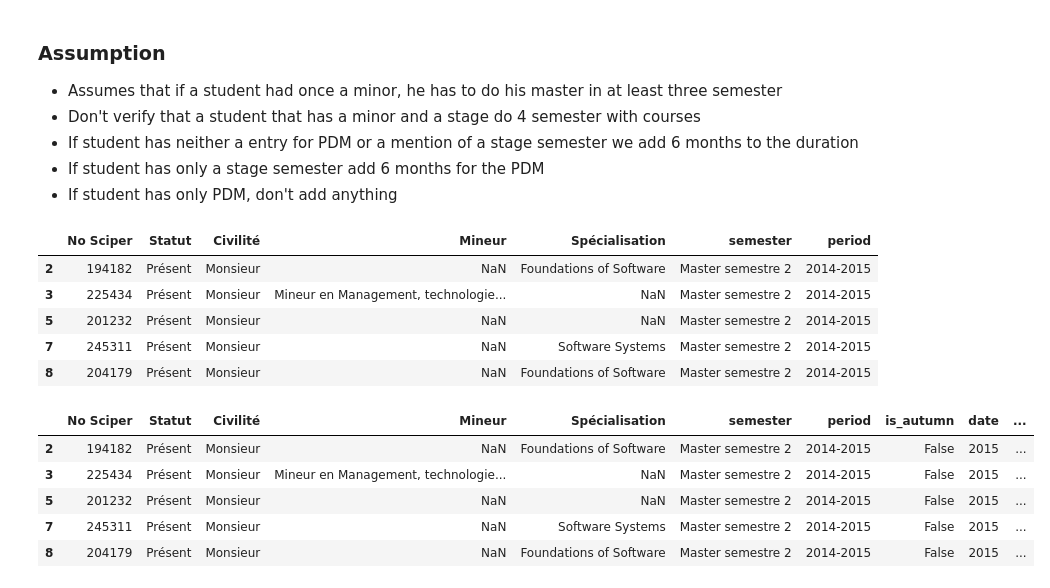
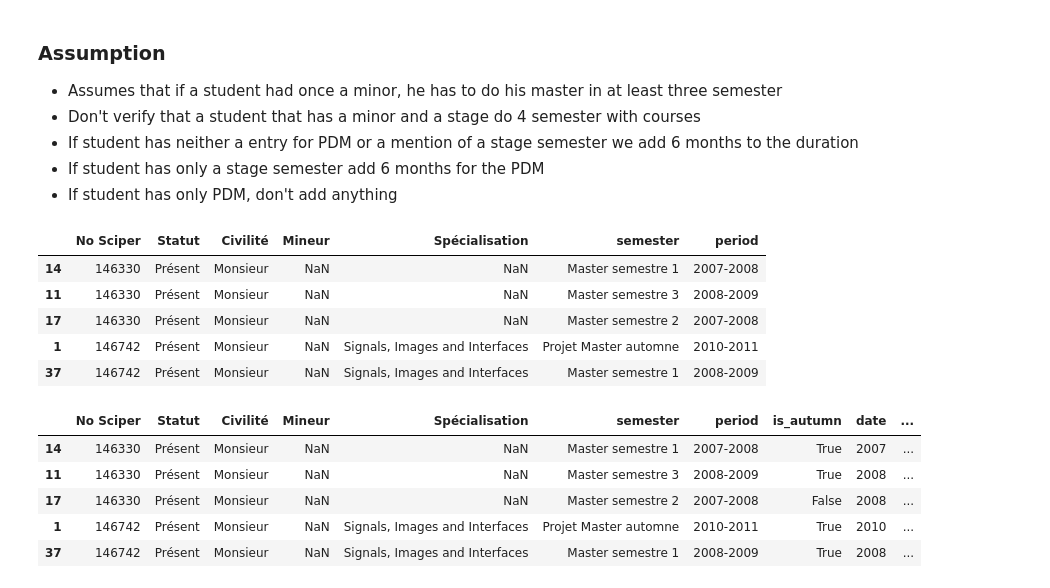
Before and after one commit to onanypoint/ADA-Homework, a Jupyter notebook: 02 - Data from the Web/Data from the web.ipynb, the cells around one changed output. Saved outputs shown, nothing was run; the diff lists cells and outputs as text; code cells hidden in the pictures.

Commit message:
Update master analysis

```diff
--- a/02 - Data from the Web/Data from the web.ipynb
+++ b/02 - Data from the Web/Data from the web.ipynb
@@ -297,27 +369,27 @@ def get_minor(rows):
 grouped = d.groupby(['No Sciper'])
 # Only keep the student for which we have information about at least MA1 and MA2
 filtered = grouped.filter(lambda x: len(x.values) >= 2 and first_and_last(x.values)).copy()
-filtered.head()
+filtered.sort_values('No Sciper').head()
 # %% [output]
 |  | No Sciper | Statut | Civilité | Mineur | Spécialisation | semester | period |
-| 2 | 194182 | Présent | Monsieur | NaN | Foundations of Software | Master semestre 2 | 2014-2015 |
-| 3 | 225434 | Présent | Monsieur | Mineur en Management, technologie... | NaN | Master semestre 2 | 2014-2015 |
-| 5 | 201232 | Présent | Monsieur | NaN | NaN | Master semestre 2 | 2014-2015 |
-| 7 | 245311 | Présent | Monsieur | NaN | Software Systems | Master semestre 2 | 2014-2015 |
-| 8 | 204179 | Présent | Monsieur | NaN | Foundations of Software | Master semestre 2 | 2014-2015 |
+| 14 | 146330 | Présent | Monsieur | NaN | NaN | Master semestre 1 | 2007-2008 |
+| 11 | 146330 | Présent | Monsieur | NaN | NaN | Master semestre 3 | 2008-2009 |
+| 17 | 146330 | Présent | Monsieur | NaN | NaN | Master semestre 2 | 2007-2008 |
+| 1 | 146742 | Présent | Monsieur | NaN | Signals, Images and Interfaces | Projet Master automne | 2010-2011 |
+| 37 | 146742 | Présent | Monsieur | NaN | Signals, Images and Interfaces | Master semestre 1 | 2008-2009 |
 # %%
 # Add extracted information to ease our analysis
 filtered['is_autumn'] = filtered['semester'].apply(lambda x: is_autumn(x))
 filtered['date'] = filtered.apply(lambda x: int(x['period'].split("-")[idx_to_keep(x['is_autumn'])]), axis=1)
 filtered['date_help'] = filtered.apply(lambda x: float(x.date) + (.5 if x.is_autumn else 0), axis=1)
-filtered.head()
+filtered.sort_values('No Sciper').head()
 # %% [output]
 |  | No Sciper | Statut | Civilité | Mineur | Spécialisation | semester | period | is_autumn | date | ... |
-| 2 | 194182 | Présent | Monsieur | NaN | Foundations of Software | Master semestre 2 | 2014-2015 | False | 2015 | ... |
-| 3 | 225434 | Présent | Monsieur | Mineur en Management, technologie... | NaN | Master semestre 2 | 2014-2015 | False | 2015 | ... |
-| 5 | 201232 | Présent | Monsieur | NaN | NaN | Master semestre 2 | 2014-2015 | False | 2015 | ... |
-| 7 | 245311 | Présent | Monsieur | NaN | Software Systems | Master semestre 2 | 2014-2015 | False | 2015 | ... |
-| 8 | 204179 | Présent | Monsieur | NaN | Foundations of Software | Master semestre 2 | 2014-2015 | False | 2015 | ... |
+| 14 | 146330 | Présent | Monsieur | NaN | NaN | Master semestre 1 | 2007-2008 | True | 2007 | ... |
+| 11 | 146330 | Présent | Monsieur | NaN | NaN | Master semestre 3 | 2008-2009 | True | 2008 | ... |
+| 17 | 146330 | Présent | Monsieur | NaN | NaN | Master semestre 2 | 2007-2008 | False | 2008 | ... |
+| 1 | 146742 | Présent | Monsieur | NaN | Signals, Images and Interfaces | Projet Master automne | 2010-2011 | True | 2010 | ... |
+| 37 | 146742 | Présent | Monsieur | NaN | Signals, Images and Interfaces | Master semestre 1 | 2008-2009 | True | 2008 | ... |
 # %%
 grpd = filtered.groupby(['No Sciper', 'Civilité'])
 duration = grpd.apply(lambda x: max(x.date_help) - min(x.date_help) + .5)
```
Also changed, not shown: parts of 24 cells of this notebook.
